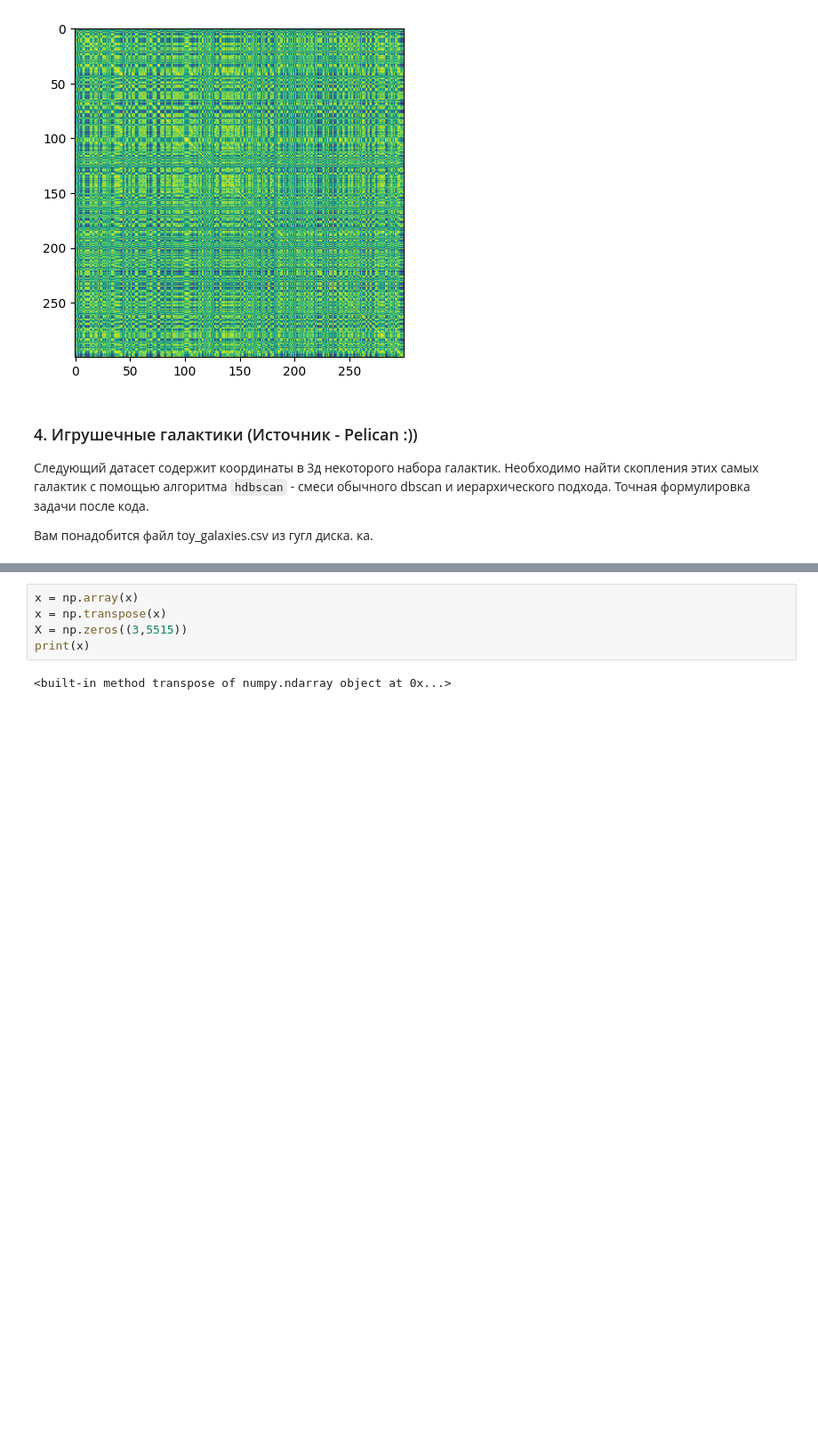
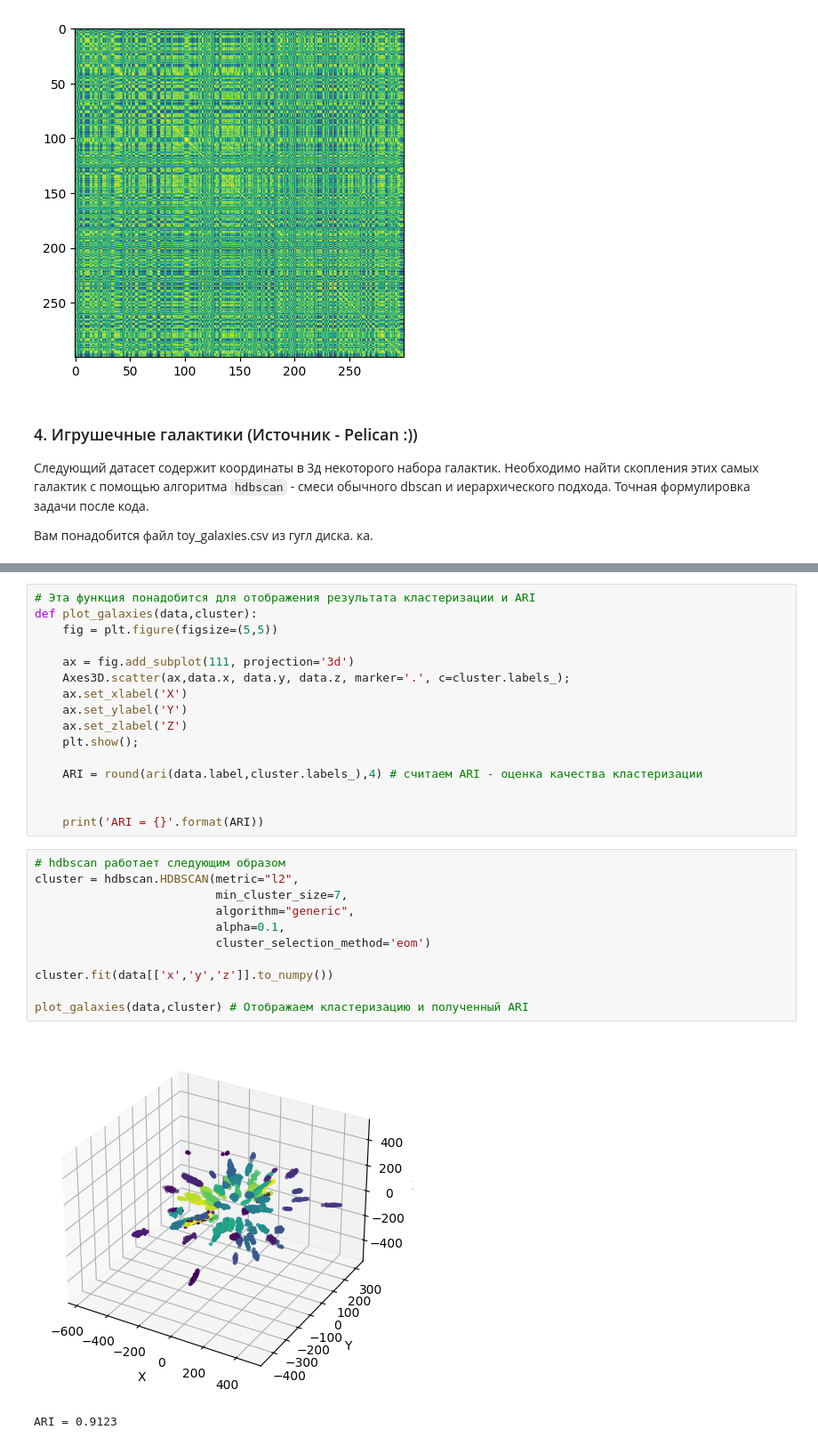
Before and after one commit to wowsleeptam/Vichmati, a Jupyter notebook: 2 part/7.ipynb, the cells around one changed output, grey strips where cells are left out. Shown at 89% size. Cells and saved outputs as stored; diff of their text form; blank space fills up the shorter version.

```diff
--- a/2 part/7.ipynb
+++ b/2 part/7.ipynb
@@ -303,9 +302,32 @@ plt.show()
 | 2 | -34.202934 | -22.362906 | -106.979709 | 1.0 |
 [figure]
 # %%
-x = np.array(x)
-x = np.transpose(x)
-X = np.zeros((3,5515))
-print(x)
+# Эта функция понадобится для отображения результата кластеризации и ARI
+def plot_galaxies(data,cluster):
+    fig = plt.figure(figsize=(5,5))
+
+    ax = fig.add_subplot(111, projection='3d')
+    Axes3D.scatter(ax,data.x, data.y, data.z, marker='.', c=cluster.labels_);
+    ax.set_xlabel('X')
+    ax.set_ylabel('Y')
+    ax.set_zlabel('Z')
+    plt.show();
+
+    ARI = round(ari(data.label,cluster.labels_),4) # считаем ARI - оценка качества кластеризации
+
+
+    print('ARI = {}'.format(ARI))
-# %% [output]
-<built-in method transpose of numpy.ndarray object at 0x...>
+# %%
+# hdbscan работает следующим образом
+cluster = hdbscan.HDBSCAN(metric="l2",
+                          min_cluster_size=7,
+                          algorithm="generic",
+                          alpha=0.1,
+                          cluster_selection_method='eom')
+
+cluster.fit(data[['x','y','z']].to_numpy())
+
+plot_galaxies(data,cluster) # Отображаем кластеризацию и полученный ARI
+# %% [output]
+[figure, added]
+ARI = 0.9123
```
Also changed, not shown: parts of 3 cells of this notebook, 1 other file.
